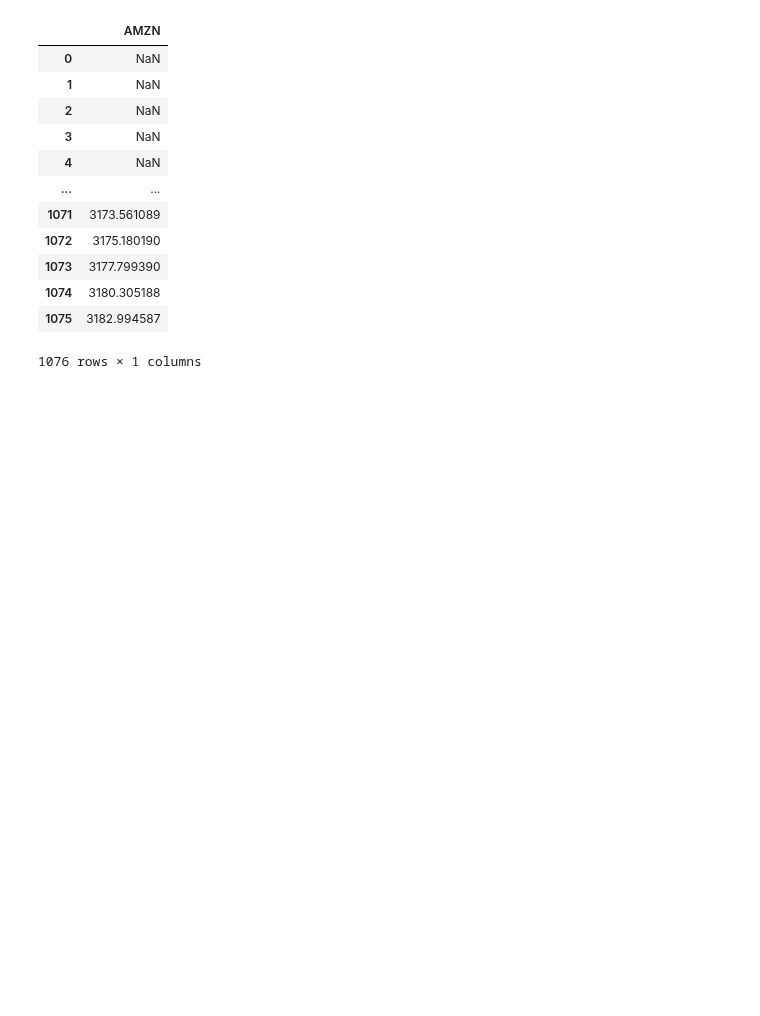
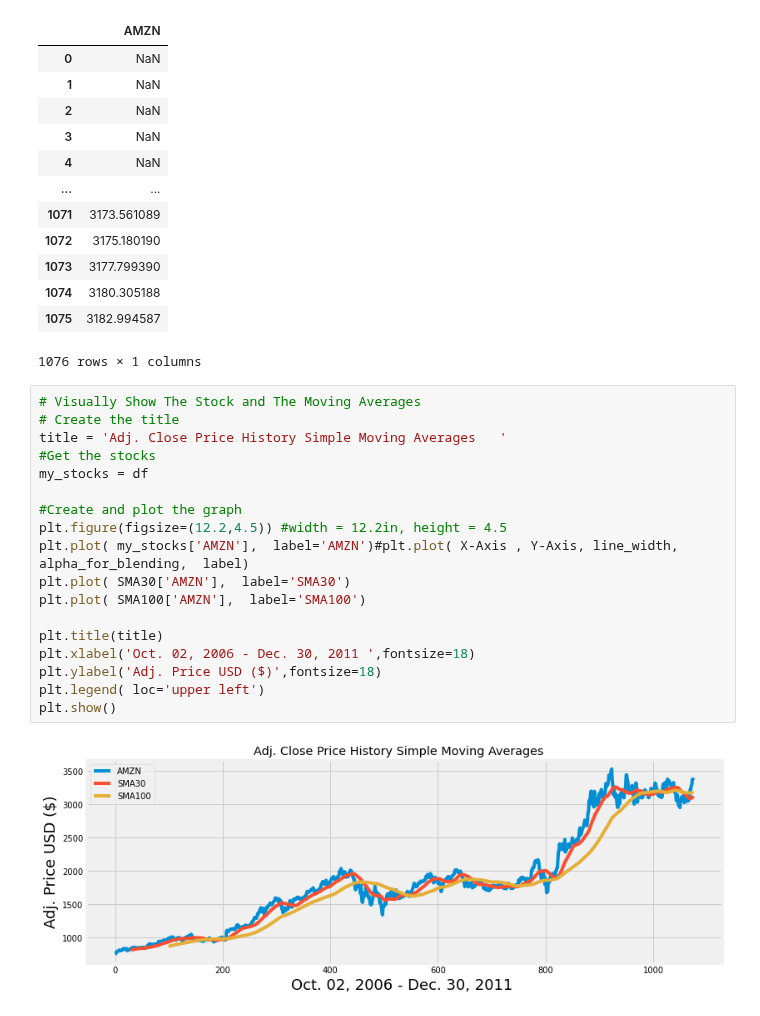
Before and after one commit to xanasa14/Finances, a Jupyter notebook: BuySell.ipynb, the cells around one changed output. Saved outputs shown, nothing was run; the diff lists cells and outputs as text; blank space fills up the shorter version.

```diff
--- a/BuySell.ipynb
+++ b/BuySell.ipynb
@@ -88,3 +88,23 @@ SMA100
 | 1074 | 3180.305188 |
 | 1075 | 3182.994587 |
 1076 rows × 1 columns
+# %%
+# Visually Show The Stock and The Moving Averages
+# Create the title
+title = 'Adj. Close Price History Simple Moving Averages   '
+#Get the stocks
+my_stocks = df
+
+#Create and plot the graph
+plt.figure(figsize=(12.2,4.5)) #width = 12.2in, height = 4.5
+plt.plot( my_stocks['AMZN'],  label='AMZN')#plt.plot( X-Axis , Y-Axis, line_width, alpha_for_blending,  label)
+plt.plot( SMA30['AMZN'],  label='SMA30')
+plt.plot( SMA100['AMZN'],  label='SMA100')
+
+plt.title(title)
+plt.xlabel('Oct. 02, 2006 - Dec. 30, 2011 ',fontsize=18)
+plt.ylabel('Adj. Price USD ($)',fontsize=18)
+plt.legend( loc='upper left')
+plt.show()
+# %% [output]
+[figure, added]
```
Also changed, not shown: parts of 7 cells of this notebook.
